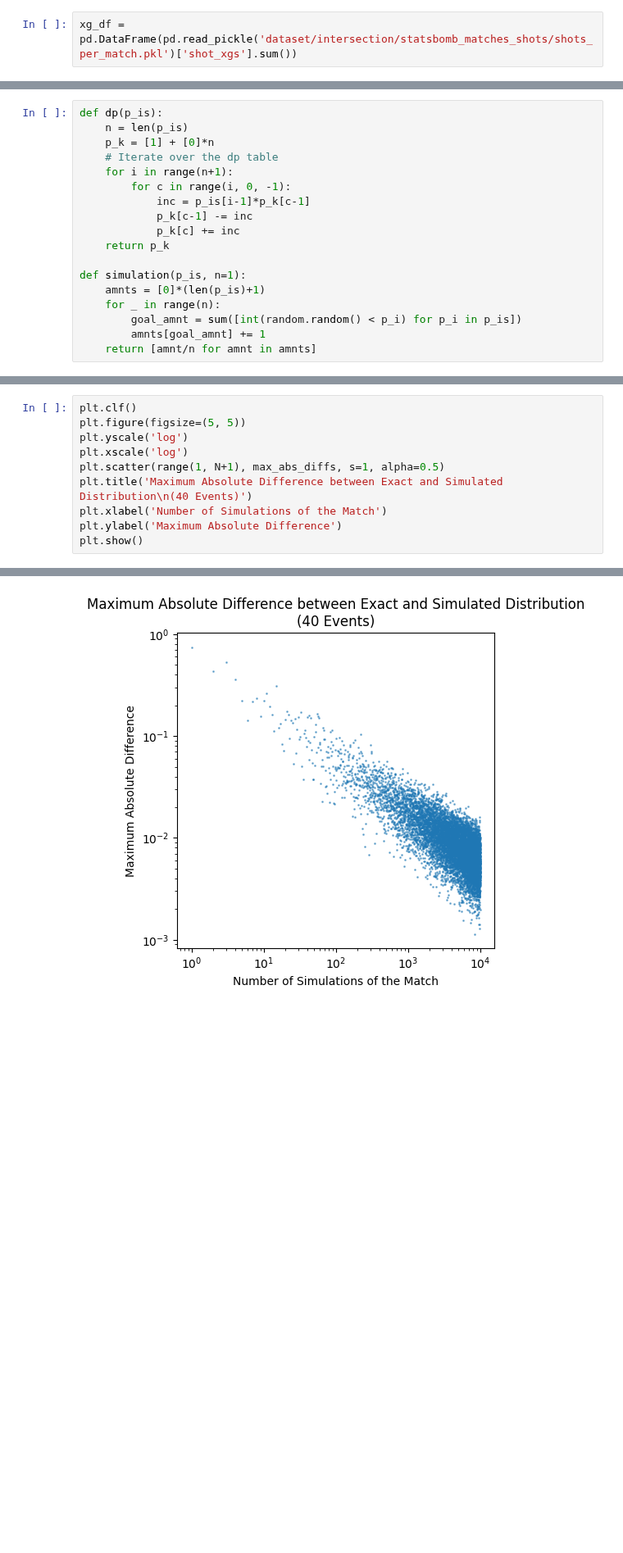
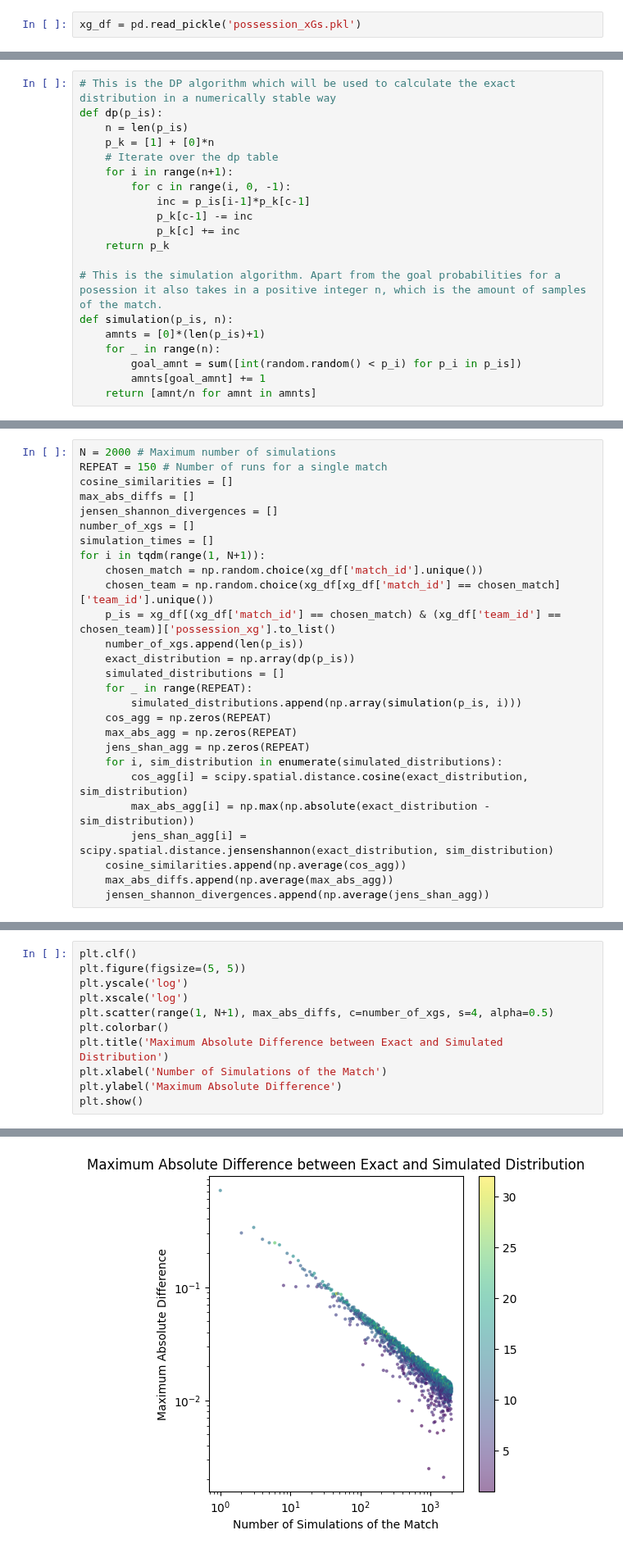
Before and after one commit to StrikerBadger/bachelor-thesis, a Jupyter notebook: simulation_analysis.ipynb, the cells around one changed output, grey strips where cells are left out. Shown at 82% size. Saved outputs shown, nothing was run; the diff lists cells and outputs as text; blank space fills up the shorter version.

Commit message:
Work on Empirical Analysis and Simulation Analysis

```diff
--- a/simulation_analysis.ipynb
+++ b/simulation_analysis.ipynb
@@ -8,5 +12,5 @@ from tqdm import tqdm
 # %%
-xg_df = pd.DataFrame(pd.read_pickle('dataset/intersection/statsbomb_matches_shots/shots_per_match.pkl')['shot_xgs'].sum())
+xg_df = pd.read_pickle('possession_xGs.pkl')
 # %%
 xg_df.head()
 # %% [output]
@@ -19,4 +23,5 @@ xg_df.head()
 # %%
+# This is the DP algorithm which will be used to calculate the exact distribution in a numerically stable way
 def dp(p_is):
     n = len(p_is)
     p_k = [1] + [0]*n
@@ -28,7 +33,8 @@ def dp(p_is):
             p_k[c] += inc
     return p_k
 
-def simulation(p_is, n=1):
+# This is the simulation algorithm. Apart from the goal probabilities for a posession it also takes in a positive integer n, which is the amount of samples of the match.
+def simulation(p_is, n):
     amnts = [0]*(len(p_is)+1)
     for _ in range(n):
         goal_amnt = sum([int(random.random() < p_i) for p_i in p_is])
@@ -51,3 +43,30 @@ for i in tqdm(range(1, N+1)):
+# %%
+N = 2000 # Maximum number of simulations
+REPEAT = 150 # Number of runs for a single match
+cosine_similarities = []
+max_abs_diffs = []
+jensen_shannon_divergences = []
+number_of_xgs = []
+simulation_times = []
+for i in tqdm(range(1, N+1)):
+    chosen_match = np.random.choice(xg_df['match_id'].unique())
+    chosen_team = np.random.choice(xg_df[xg_df['match_id'] == chosen_match]['team_id'].unique())
+    p_is = xg_df[(xg_df['match_id'] == chosen_match) & (xg_df['team_id'] == chosen_team)]['possession_xg'].to_list()
+    number_of_xgs.append(len(p_is))
+    exact_distribution = np.array(dp(p_is))
+    simulated_distributions = []
+    for _ in range(REPEAT):
+        simulated_distributions.append(np.array(simulation(p_is, i)))
+    cos_agg = np.zeros(REPEAT)
+    max_abs_agg = np.zeros(REPEAT)
+    jens_shan_agg = np.zeros(REPEAT)
+    for i, sim_distribution in enumerate(simulated_distributions):
+        cos_agg[i] = scipy.spatial.distance.cosine(exact_distribution, sim_distribution)
+        max_abs_agg[i] = np.max(np.absolute(exact_distribution - sim_distribution))
+        jens_shan_agg[i] = scipy.spatial.distance.jensenshannon(exact_distribution, sim_distribution)
+    cosine_similarities.append(np.average(cos_agg))
+    max_abs_diffs.append(np.average(max_abs_agg))
+    jensen_shannon_divergences.append(np.average(jens_shan_agg))
 # %%
 plt.figure(figsize=(5, 5))
 plt.yscale('log')
@@ -62,16 +82,17 @@ plt.show()
 # %%
 plt.clf()
 plt.figure(figsize=(5, 5))
 plt.yscale('log')
 plt.xscale('log')
-plt.scatter(range(1, N+1), max_abs_diffs, s=1, alpha=0.5)
-plt.title('Maximum Absolute Difference between Exact and Simulated Distribution\n(40 Events)')
+plt.scatter(range(1, N+1), max_abs_diffs, c=number_of_xgs, s=4, alpha=0.5)
+plt.colorbar()
+plt.title('Maximum Absolute Difference between Exact and Simulated Distribution')
 plt.xlabel('Number of Simulations of the Match')
 plt.ylabel('Maximum Absolute Difference')
 plt.show()
 # %% [output]
 <Figure size 640x480 with 0 Axes>
-[figure, old version]
+[figure, new version]
 # %%
 plt.clf()
 plt.figure(figsize=(5, 5))
```
Also changed, not shown: parts of 6 cells of this notebook, 1 other file.
